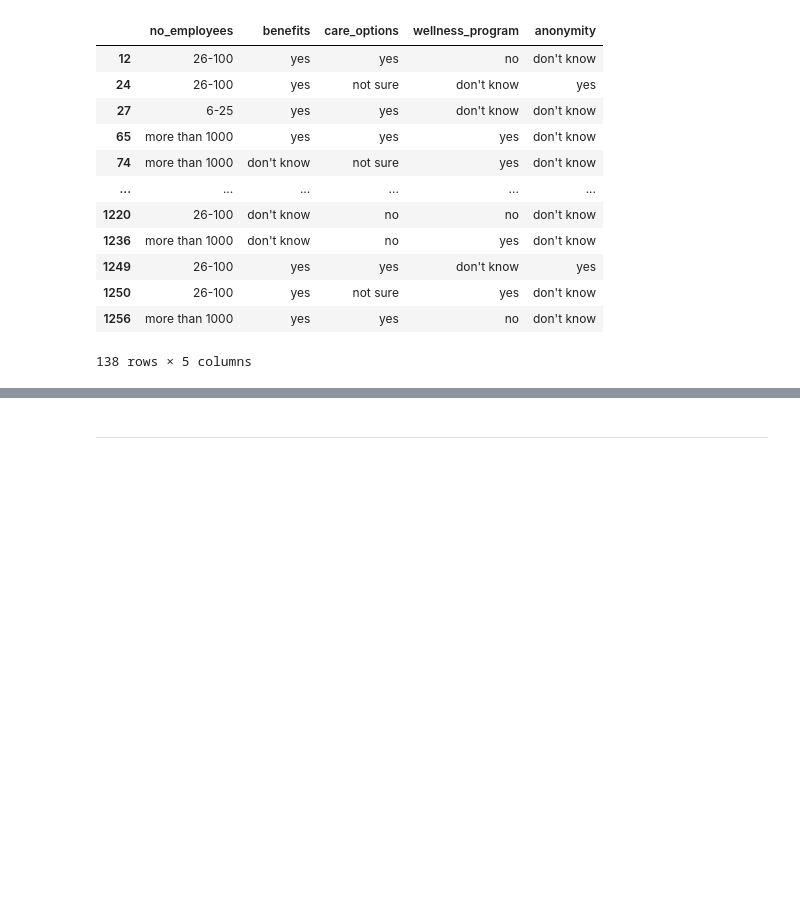
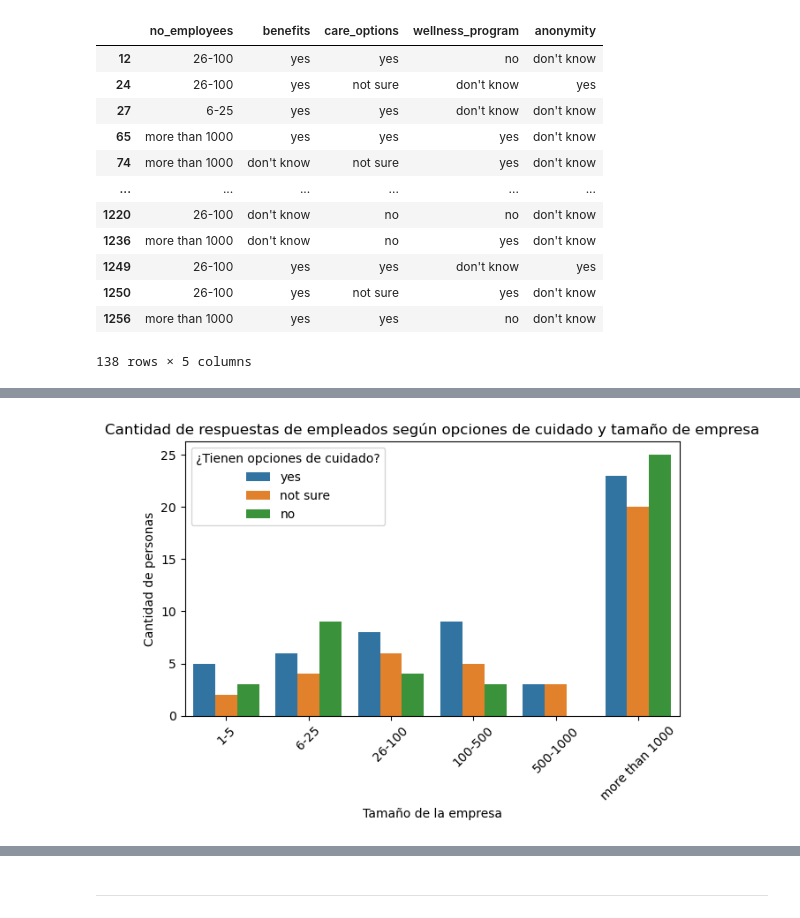
Before and after one commit to dianapgomez/mentalhealth_tableau, a Jupyter notebook: notebooks/analisis_empresa.ipynb, the cells around one changed output, grey strips where cells are left out. Drawn from its saved outputs; the diff is of its cells as text; code cells hidden in the pictures; blank space fills up the shorter version.

```diff
--- a/notebooks/analisis_empresa.ipynb
+++ b/notebooks/analisis_empresa.ipynb
@@ -540,0 +518,14 @@ plt.show()
+# %%
+orden_empleados = ["1-5", "6-25", "26-100", "100-500", "500-1000", "more than 1000"]
+
+sns.countplot(data=data_set_respons_empresa, x='no_employees', hue='care_options', order=orden_empleados)
+
+plt.title("Cantidad de respuestas de empleados según opciones de cuidado y tamaño de empresa")
+plt.xlabel("Tamaño de la empresa")
+plt.ylabel("Cantidad de personas")
+plt.xticks(rotation=45)
+plt.legend(title="¿Tienen opciones de cuidado?")
+plt.tight_layout()
+plt.show()
+# %% [output]
+[figure, added]
```
Also changed, not shown: parts of 31 cells of this notebook, 1 other file.
